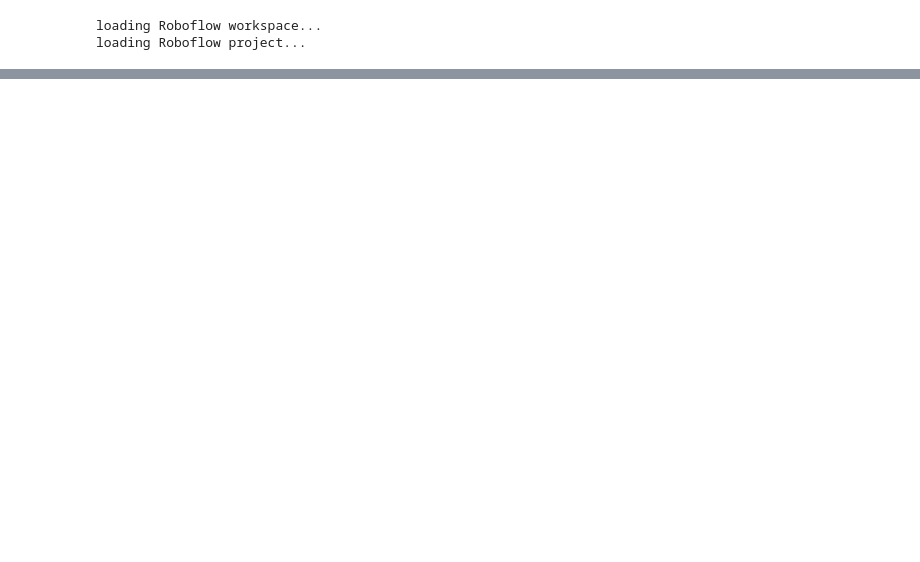
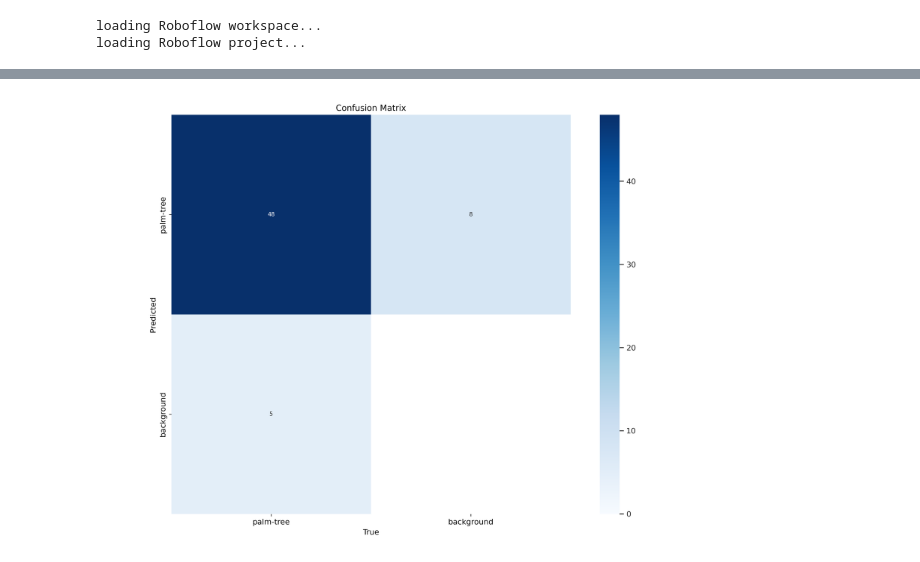
Before and after one commit to halfinamoon/Aerial-Palm-Tree-Object-Detection, a Jupyter notebook: notebooks/experiments/count.ipynb, the cells around one changed output, grey strips where cells are left out. Saved outputs shown, nothing was run; the diff lists cells and outputs as text; code cells hidden in the pictures; blank space fills up the shorter version.

```diff
--- a/notebooks/experiments/count.ipynb
+++ b/notebooks/experiments/count.ipynb
@@ -61,0 +234,5 @@ Starting training for 100 epochs...
+# %%
+# Confussion Matrix
+IPyImage(filename='/workspace/Aerial-Palm-Tree-Object-Detection/notebooks/experiments/runs/detect/train/confusion_matrix.png', width=600)
+# %% [output]
+[figure, added]
```
Also changed, not shown: parts of 26 cells of this notebook, 7 other files.
